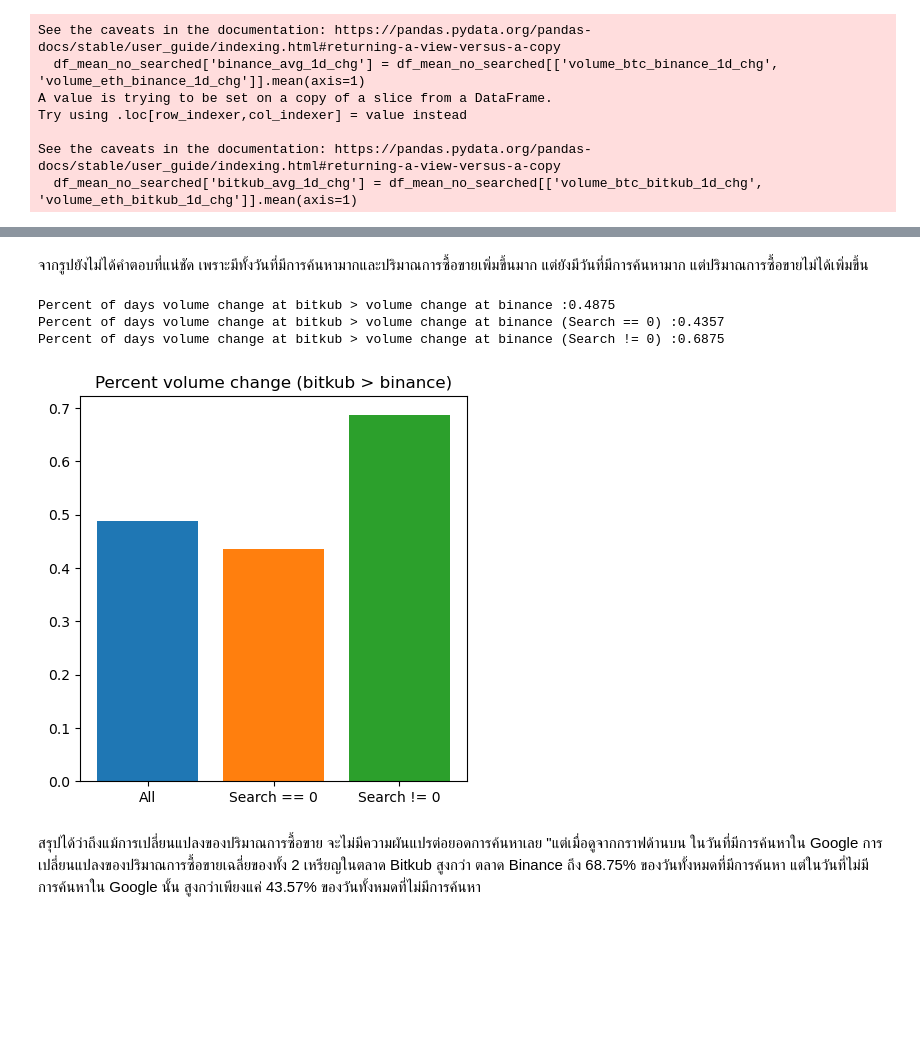
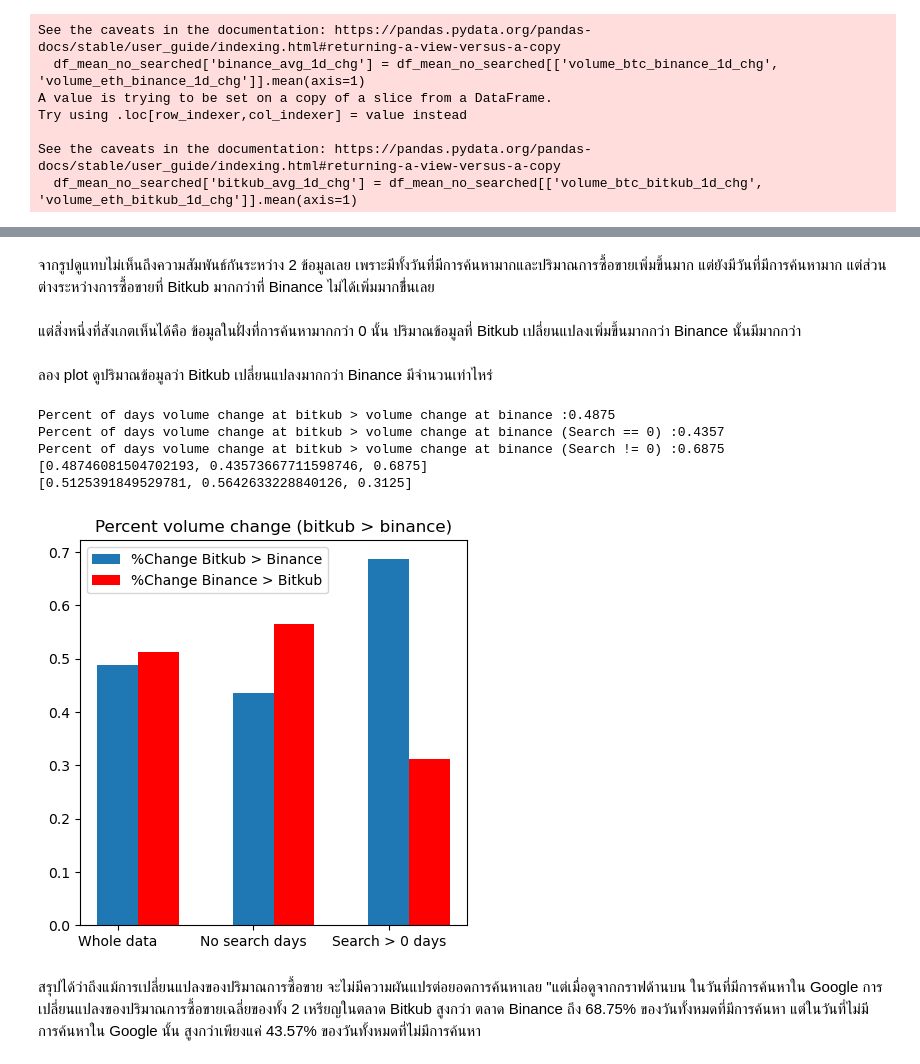
Before and after one commit to kimteespk/DADS5001_Miniproject_bitkub_googletrend, a Jupyter notebook: main_bitkub_googletrend.ipynb, the cells around one changed output, grey strips where cells are left out. Saved outputs shown, nothing was run; the diff lists cells and outputs as text; code cells hidden in the pictures; blank space fills up the shorter version.

```diff
--- a/main_bitkub_googletrend.ipynb
+++ b/main_bitkub_googletrend.ipynb
@@ -595,0 +614,7 @@ df_mean.reset_index(inplace= True)
+# %%
+mpl.rcParams['figure.figsize'] = [5, 5]
+plt.scatter(df_mean_cut_outlier['bitkub_avg_1d_chg'], df_mean_cut_outlier['binance_avg_1d_chg'], s= df_mean_cut_outlier['googletrend'], alpha= 0.8)#, cmap= 'jet')
+#cb = plt.colorbar()
+plt.xlabel('Average change of volume at bitkub')
+plt.ylabel('Average change of volume at binance')
+plt.show()
@@ -672,0 +693,10 @@ plt.show()
+# %%
+mpl.rcParams['figure.figsize'] = [5, 5]
+
+plt.scatter((df_mean_cut_outlier['bitkub_avg_1d_chg'] - df_mean_cut_outlier['binance_avg_1d_chg']), df_mean_cut_outlier['googletrend'], alpha= 0.8, color='b')
+
+plt.xlabel('Average excess change of volume (binance - bitkub)')
+plt.ylabel('Googletrend')
+plt.axvline(0, color= 'r', ls= ':')
+
+plt.show()
@@ -673,23 +705,40 @@ plt.show()
 # %% [markdown]
-จากรูปยังไม่ได้คำตอบที่แน่ชัด เพราะมีทั้งวันที่มีการค้นหามากและปริมาณการซื้อขายเพิ่มขึ้นมาก แต่ยังมีวันที่มีการค้นหามาก แต่ปริมาณการซื้อขายไม่ได้เพิ่มขึ้น
+จากรูปดูแทบไม่เห็นถึงความสัมพันธ์กันระหว่าง 2 ข้อมูลเลย เพราะมีทั้งวันที่มีการค้นหามากและปริมาณการซื้อขายเพิ่มขึ้นมาก แต่ยังมีวันที่มีการค้นหามาก แต่ส่วนต่างระหว่างการซื้อขายที่ Bitkub มากกว่าที่ Binance ไม่ได้เพิ่มมากขึ่้นเลย
+# %% [markdown]
+แต่สิ่งหนึ่งที่สังเกตเห็นได้คือ ข้อมูลในฝั่งที่การค้นหามากกว่า 0 นั้น ปริมาณข้อมูลที่ Bitkub เปลี่ยนแปลงเพิ่มขึ้นมากกว่า Binance นั้นมีมากกว่า
+# %% [markdown]
+ลอง plot ดูปริมาณข้อมูลว่า Bitkub เปลี่ยนแปลงมากกว่า Binance มีจำนวนเท่าไหร่
 # %%
 # ดูสัดส่วนว่าในวันทั้งหมด, วันที่มีการค้นหา, วันที่ไม่มีการค้นหา มีอัตราส่วนเท่าไหร่ ที่ปริมาณการซื้อขายใน Bitkub เปลี่ยนแปลงเพิ่มขึ้นมากกว่า ปริมาณการซื้อขายใน Binance
+
+
+
 print(f'Percent of days volume change at bitkub > volume change at binance :{total_percent:.4f}')
 print(f'Percent of days volume change at bitkub > volume change at binance (Search == 0) :{no_search_percent:.4f}')
 print(f'Percent of days volume change at bitkub > volume change at binance (Search != 0) :{search_percent:.4f}')
 
+x_lst = ['Whole data', 'No search days', 'Search > 0 days']
+y_bitkub_lst = [total_percent, no_search_percent, search_percent]
+y_binance_lst = [1-total_percent, 1-no_search_percent, 1-search_percent]
+print(y_bitkub_lst)
+print(y_binance_lst)
+
 mpl.rcParams['figure.figsize'] = [5, 5]
 plt.title('Percent volume change (bitkub > binance)')
-plt.bar('All' ,total_percent)
-plt.bar('Search == 0',no_search_percent)
-plt.bar('Search != 0', search_percent)
-#plt.legend('')
+
+plt.bar(x_lst, y_bitkub_lst, label= '%Change Bitkub > Binance', width=0.3)#, position=0)
+plt.bar([0.3,1.3,2.3] , y_binance_lst, label= '%Change Binance > Bitkub', width=0.3, color='r')#, position= 1)
+
+plt.legend()
+
 plt.show()
 # %% [output]
 Percent of days volume change at bitkub > volume change at binance :0.4875
 Percent of days volume change at bitkub > volume change at binance (Search == 0) :0.4357
 Percent of days volume change at bitkub > volume change at binance (Search != 0) :0.6875
+[0.48746081504702193, 0.43573667711598746, 0.6875]
+[0.5125391849529781, 0.5642633228840126, 0.3125]
-[figure, old version]
+[figure, new version]
 # %% [markdown]
 สรุปได้ว่าถึงแม้การเปลี่ยนแปลงของปริมาณการซื้อขาย จะไม่มีความผันแปรต่อยอดการค้นหาเลย "แต่เมื่อดูจากกราฟด้านบน ในวันที่มีการค้นหาใน Google การเปลี่ยนแปลงของปริมาณการซื้อขายเฉลี่ยของทั้ง 2 เหรียญในตลาด Bitkub สูงกว่า ตลาด Binance ถึง 68.75% ของวันทั้งหมดที่มีการค้นหา
 แต่ในวันที่ไม่มีการค้นหาใน Google นั้น สูงกว่าเพียงแค่ 43.57% ของวันทั้งหมดที่ไม่มีการค้นหา
```
Also changed, not shown: parts of 10 cells of this notebook, 1 other file.
